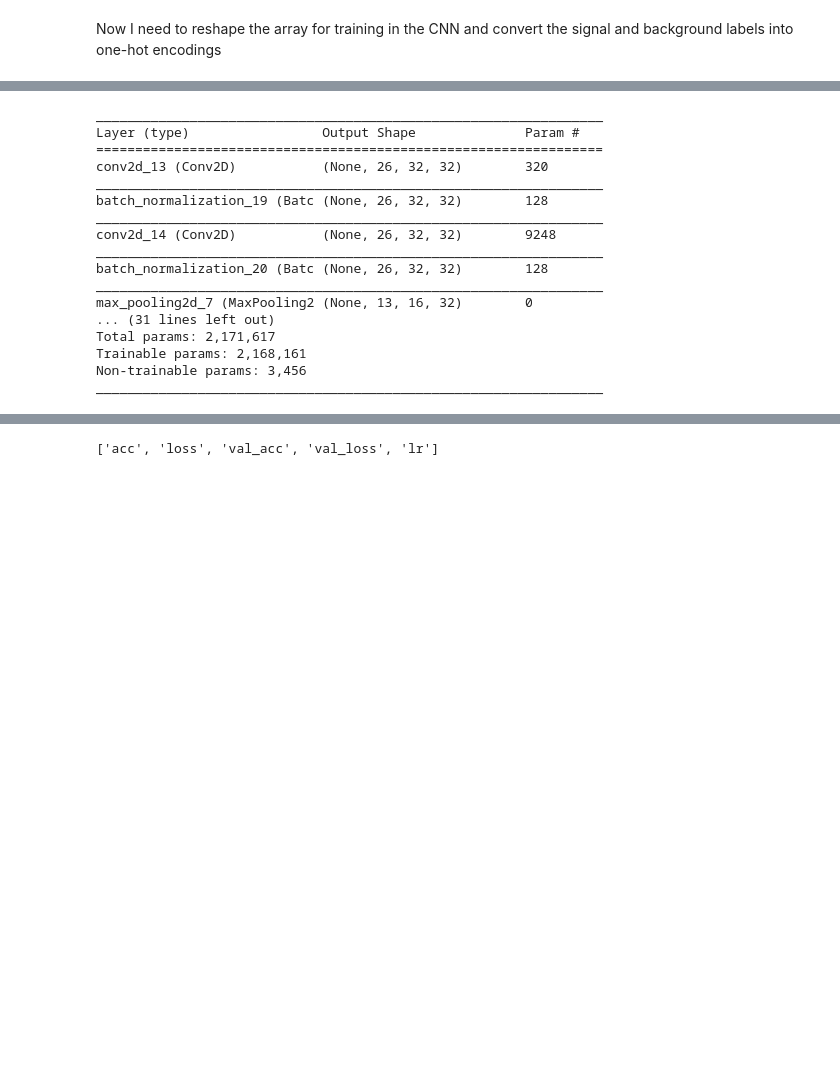
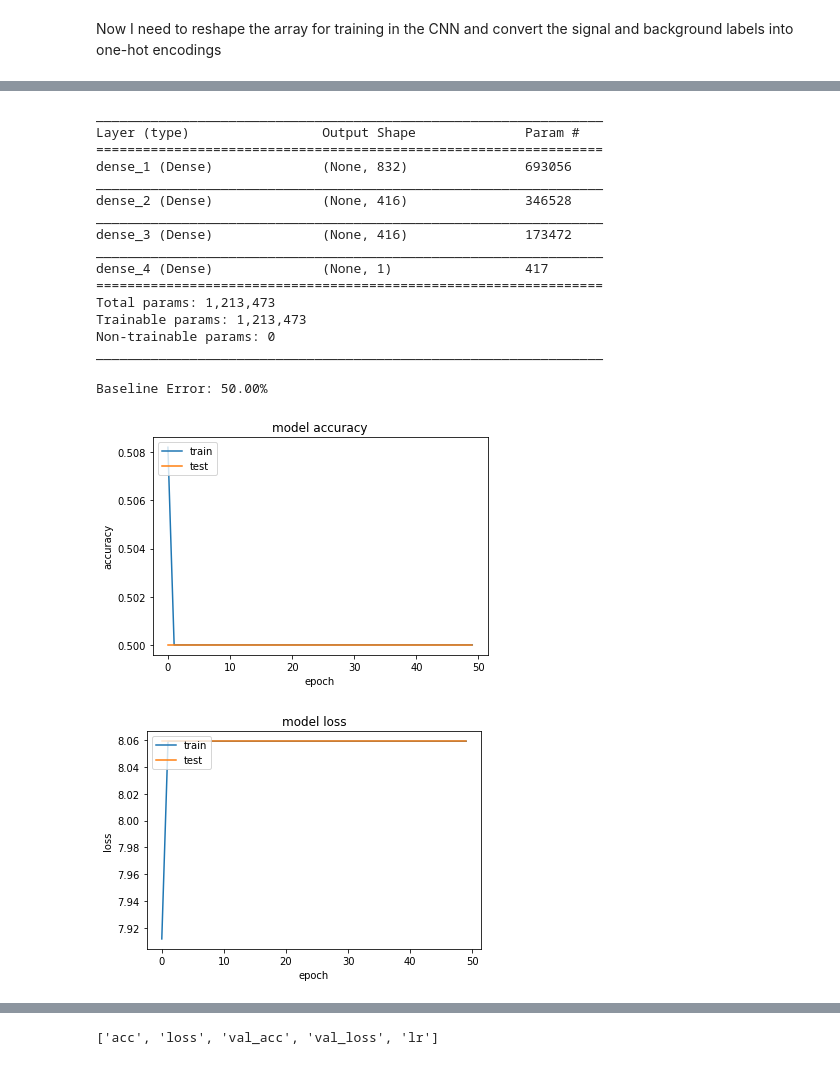
Before and after one commit to bwwarren/SignalBackgroundTraining, a Jupyter notebook: JZ0W_vs_ZvvHbb.ipynb, the cells around one changed output, grey strips where cells are left out. Drawn from its saved outputs; the diff is of its cells as text; code cells hidden in the pictures; blank space fills up the shorter version.

```diff
--- a/JZ0W_vs_ZvvHbb.ipynb
+++ b/JZ0W_vs_ZvvHbb.ipynb
@@ -455,0 +394,13 @@ epochs = 50
+# %%
+model = Sequential()
+model.add(Dense(26*32, activation='relu'))
+model.add(Dense(416, activation='relu'))
+model.add(Dense(416, activation='relu'))
+model.add(Dense(1, activation='sigmoid'))
+    # compile model
+model.compile(loss='binary_crossentropy', optimizer='adam', metrics=['accuracy'])
+# %%
+x_tr, x_val, y_tr, y_val = train_test_split(images, labels, test_size=0.33, random_state=42)
+x_val, x_te, y_val, y_te = train_test_split(x_val, y_val, test_size=0.33, random_state=42)
+# %%
+history = model.fit(x_tr, y_tr, validation_data=(x_val,y_val), epochs=50, batch_size=32, verbose=2)
@@ -459,17 +428,40 @@ model.summary()
 _________________________________________________________________
 Layer (type)                 Output Shape              Param #
 =================================================================
-conv2d_13 (Conv2D)           (None, 26, 32, 32)        320
+dense_1 (Dense)              (None, 832)               693056
 _________________________________________________________________
-batch_normalization_19 (Batc (None, 26, 32, 32)        128
+dense_2 (Dense)              (None, 416)               346528
 _________________________________________________________________
-conv2d_14 (Conv2D)           (None, 26, 32, 32)        9248
+dense_3 (Dense)              (None, 416)               173472
 _________________________________________________________________
-batch_normalization_20 (Batc (None, 26, 32, 32)        128
+dense_4 (Dense)              (None, 1)                 417
+=================================================================
+Total params: 1,213,473
+Trainable params: 1,213,473
+Non-trainable params: 0
 _________________________________________________________________
-max_pooling2d_7 (MaxPooling2 (None, 13, 16, 32)        0
-... (31 lines left out)
-Total params: 2,171,617
-Trainable params: 2,168,161
-Non-trainable params: 3,456
-_________________________________________________________________
+# %%
+scores = model.evaluate(x_te, y_te, verbose=0)
+print("Baseline Error: %.2f%%" % (100-scores[1]*100))
+# %% [output]
+Baseline Error: 50.00%
+# %%
+plt.plot(history.history['acc'])
+plt.plot(history.history['val_acc'])
+plt.title('model accuracy')
+plt.ylabel('accuracy')
+plt.xlabel('epoch')
+plt.legend(['train', 'test'], loc='upper left')
+plt.show()
+
+# summarize history for loss
+plt.plot(history.history['loss'])
+plt.plot(history.history['val_loss'])
+plt.title('model loss')
+plt.ylabel('loss')
+plt.xlabel('epoch')
+plt.legend(['train', 'test'], loc='upper left')
+plt.show()
+# %% [output]
+[figure, added]
+[figure, added]
```
Also changed, not shown: parts of 26 cells of this notebook.
